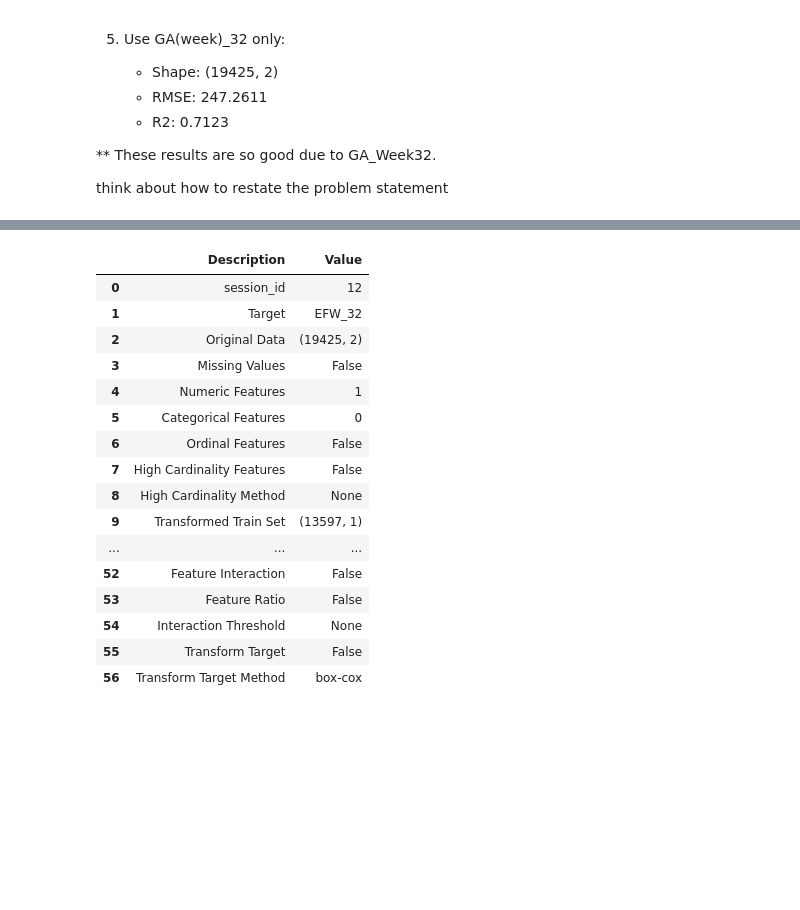
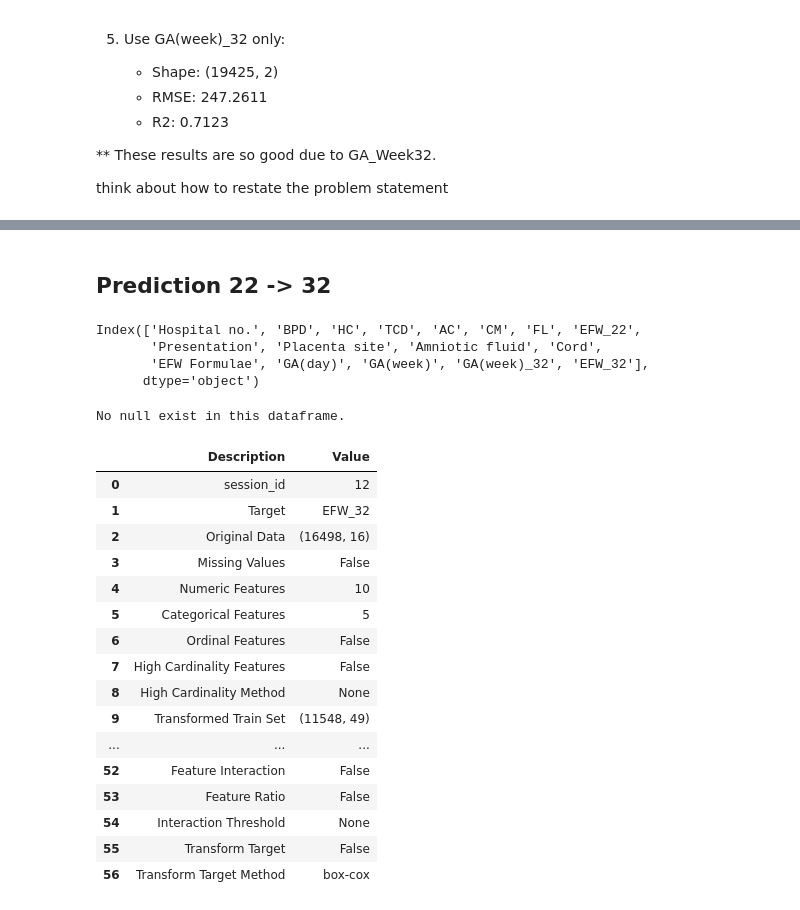
Before and after one commit to Dragooz/Forecasting-Fetal-Growth-with-Antenatal-Information, a Jupyter notebook: FGR Study.ipynb, the cells around one changed output, grey strips where cells are left out. Saved outputs shown, nothing was run; the diff lists cells and outputs as text; code cells hidden in the pictures; blank space fills up the shorter version.

```diff
--- a/FGR Study.ipynb
+++ b/FGR Study.ipynb
@@ -706,0 +735,23 @@ No null exist in this dataframe.
+# %%
+#cleaning outliers
+#['BPD', 'HC', 'TCD', 'AC', 'CM', 'FL', 'Humerus', 'EFW (clinical)', 'Fetal heart rate', 'AF Index', 'PI', 'RI', 'GA(day)']
+z_score_list = ['BPD', 'HC', 'TCD', 'AC', 'CM', 'FL','Humerus', 'EFW (clinical)', 'Fetal heart rate', 'GA(day)',
+                'GA(week)',]
+
+for col in df_22_32_v3.columns: #get z_score
+    if col in z_score_list:
+        col_zscore = col + "_zscore"
+        df_22_32_v3[col_zscore] = (df_22_32_v3[col] - df_22_32_v3[col].mean())/df_22_32_v3[col].std(ddof=0)
+        #if 1, then it will divide by n-1, unbiased in samplling (but in our case not sampling so we use ddof=0)
+
+rows_to_remove = []
+col_to_remove = []
+for col in df_22_32_v3:
+    if 'zscore' in col:
+        col_to_remove.append(col)
+        rows_to_remove +=  [i for i in df_22_32_v3[ abs(df_22_32_v3[col]) > 3].index] #filter outliers
+
+rows_to_remove = list(set(rows_to_remove))
+
+df_22_32_v3.drop(rows_to_remove, inplace=True) #drop outliers
+df_22_32_v3 = df_22_32_v3.loc[:, ~df_22_32_v3.columns.str.endswith('zscore')]
@@ -707,2 +816,31 @@ No null exist in this dataframe.
+# %% [markdown]
+## Prediction 22 -> 32
 # %%
 from pycaret.regression import *
+# %%
+# Fetal heart rate - R2 = -0.00036 (Bad)
+# Humerus - R2 = 0.0092 (Bad)
+
+# df_train_22_32 = df_22_32_v3[~df_22_32_v3['Humerus'].isnull()]
+# df_train_22_32 = df_22_32_v3[~df_22_32_v3['Fetal heart rate'].isnull()]
+df_train_22_32 = df_22_32_v3.drop(['Humerus', 'Fetal heart rate'], axis=1)
+df_train_22_32 = df_train_22_32.drop(['Examination date', 'df_cat'], axis=1)
+# df_train_22_32 = df_train_22_32.drop(['Hospital no.'], axis=1)
+# df_train_22_32 = pd.get_dummies(df_train_22_32, drop_first=True)
+# %%
+df_train_22_32.columns
+# %% [output]
+Index(['Hospital no.', 'BPD', 'HC', 'TCD', 'AC', 'CM', 'FL', 'EFW_22',
+       'Presentation', 'Placenta site', 'Amniotic fluid', 'Cord',
+       'EFW Formulae', 'GA(day)', 'GA(week)', 'GA(week)_32', 'EFW_32'],
+      dtype='object')
+# %%
+patient_list = list(df_train_22_32['Hospital no.'].unique())
+ten_per = len(patient_list)//10
+test_patient, train_patient = patient_list[-ten_per:], patient_list[:-ten_per]
+
+df_train_22_32_pycaret = df_train_22_32.loc[df_train_22_32['Hospital no.'].isin(train_patient), :]
+df_train_22_32_test = df_train_22_32.loc[df_train_22_32['Hospital no.'].isin(test_patient), :]
+
+df_train_22_32_pycaret.drop('Hospital no.', axis=1, inplace=True)
+df_train_22_32_test.drop('Hospital no.', axis=1, inplace=True)
@@ -709,17 +851,21 @@ from pycaret.regression import *
+# %%
+check_df(df_train_22_32_test)
+# %% [output]
+No null exist in this dataframe.
 # %%
-exp_reg101 = setup(data = df_train_22_32, target = 'EFW_32', session_id=12)
+exp_reg101 = setup(data = df_train_22_32_pycaret, target = 'EFW_32', session_id=12)
 # %% [output]
 |  | Description | Value |
 | 0 | session_id | 12 |
 | 1 | Target | EFW_32 |
-| 2 | Original Data | (19425, 2) |
+| 2 | Original Data | (16498, 16) |
 | 3 | Missing Values | False |
-| 4 | Numeric Features | 1 |
-| 5 | Categorical Features | 0 |
+| 4 | Numeric Features | 10 |
+| 5 | Categorical Features | 5 |
 | 6 | Ordinal Features | False |
 | 7 | High Cardinality Features | False |
 | 8 | High Cardinality Method | None |
-| 9 | Transformed Train Set | (13597, 1) |
+| 9 | Transformed Train Set | (11548, 49) |
 | ... | ... | ... |
 | 52 | Feature Interaction | False |
 | 53 | Feature Ratio | False |
```
Also changed, not shown: parts of 124 cells of this notebook.
